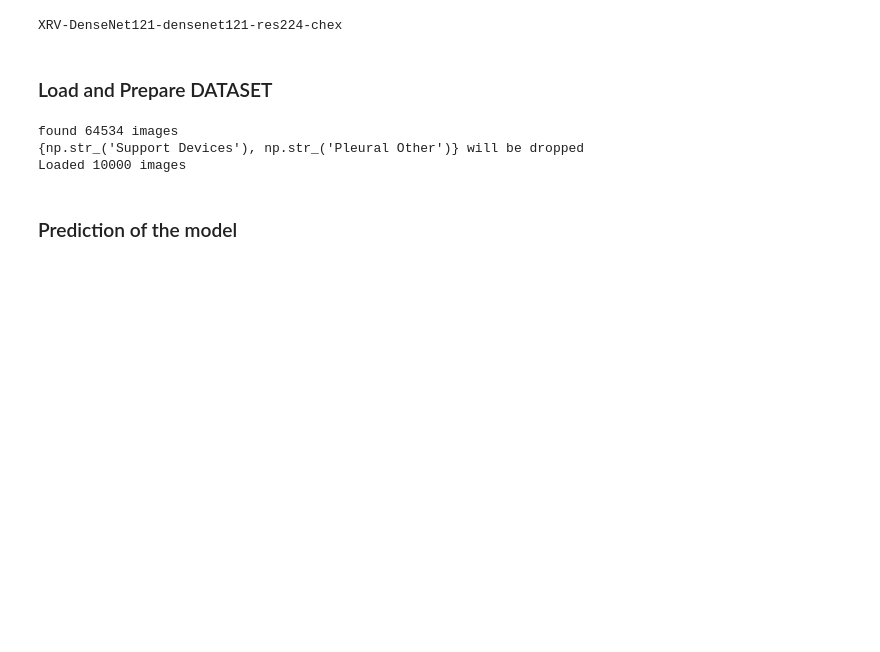
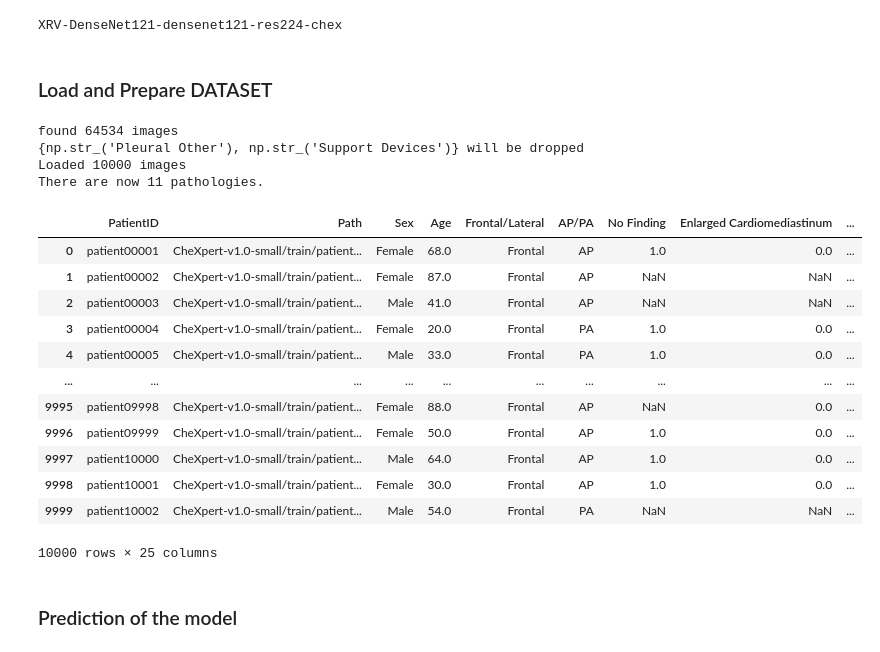
Before and after one commit to ngChris/ai-vis-lab-2026-x-rayable-ai, a Jupyter notebook: phase1-model-behavior/ai-guided-pair/xraymodel.ipynb, the cells around one changed output. Cells and saved outputs as stored; diff of their text form; code cells hidden in the pictures; blank space fills up the shorter version.

```diff
--- a/phase1-model-behavior/ai-guided-pair/xraymodel.ipynb
+++ b/phase1-model-behavior/ai-guided-pair/xraymodel.ipynb
@@ -62,6 +63,7 @@ def load_dataset(image_path: str = './chest_data', datasetClass = xrv.datasets.C
     print(f'found {len(d_nih)} images')
     return d_nih
 # %%
+#XRAY_DATASET = load_dataset('./nih_data_small', xrv.datasets.NIH_Dataset)
 XRAY_DATASET = load_dataset('./chest_data', xrv.datasets.CheX_Dataset)
 # We filterout pathologies which are not predicted by the model
 DATASET_PATHOLOGIES = [str(path) for path in XRAY_DATASET.pathologies if path in MODEL_PATHOLOGIES]
@@ -77,10 +79,28 @@ DATASET_LABEL_INDICES_MAP = {
 }
 DATASET_INDICES_LABEL_MAP = {DATASET_LABEL_INDICES_MAP[l]:l for l in DATASET_LABEL_INDICES_MAP}
 print(f'Loaded {len(XRAY_DATASET)} images')
+print(f'There are now {len(XRAY_DATASET.pathologies)} pathologies.')
 # %% [output]
 found 64534 images
-{np.str_('Support Devices'), np.str_('Pleural Other')} will be dropped
+{np.str_('Pleural Other'), np.str_('Support Devices')} will be dropped
 Loaded 10000 images
+There are now 11 pathologies.
+# %%
+XRAY_DATASET.csv
+# %% [output]
+|  | PatientID | Path | Sex | Age | Frontal/Lateral | AP/PA | No Finding | Enlarged Cardiomediastinum | ... |
+| 0 | patient00001 | CheXpert-v1.0-small/train/patient... | Female | 68.0 | Frontal | AP | 1.0 | 0.0 | ... |
+| 1 | patient00002 | CheXpert-v1.0-small/train/patient... | Female | 87.0 | Frontal | AP | NaN | NaN | ... |
+| 2 | patient00003 | CheXpert-v1.0-small/train/patient... | Male | 41.0 | Frontal | AP | NaN | NaN | ... |
+| 3 | patient00004 | CheXpert-v1.0-small/train/patient... | Female | 20.0 | Frontal | PA | 1.0 | 0.0 | ... |
+| 4 | patient00005 | CheXpert-v1.0-small/train/patient... | Male | 33.0 | Frontal | PA | 1.0 | 0.0 | ... |
+| ... | ... | ... | ... | ... | ... | ... | ... | ... | ... |
+| 9995 | patient09998 | CheXpert-v1.0-small/train/patient... | Female | 88.0 | Frontal | AP | NaN | 0.0 | ... |
+| 9996 | patient09999 | CheXpert-v1.0-small/train/patient... | Female | 50.0 | Frontal | AP | 1.0 | 0.0 | ... |
+| 9997 | patient10000 | CheXpert-v1.0-small/train/patient... | Male | 64.0 | Frontal | AP | 1.0 | 0.0 | ... |
+| 9998 | patient10001 | CheXpert-v1.0-small/train/patient... | Female | 30.0 | Frontal | AP | 1.0 | 0.0 | ... |
+| 9999 | patient10002 | CheXpert-v1.0-small/train/patient... | Male | 54.0 | Frontal | PA | NaN | NaN | ... |
+10000 rows × 25 columns
 # %%
 def get_patient_gender(dataset):
     metadata = getattr(dataset, "csv", None)
```
Also changed, not shown: parts of 6 cells of this notebook.
